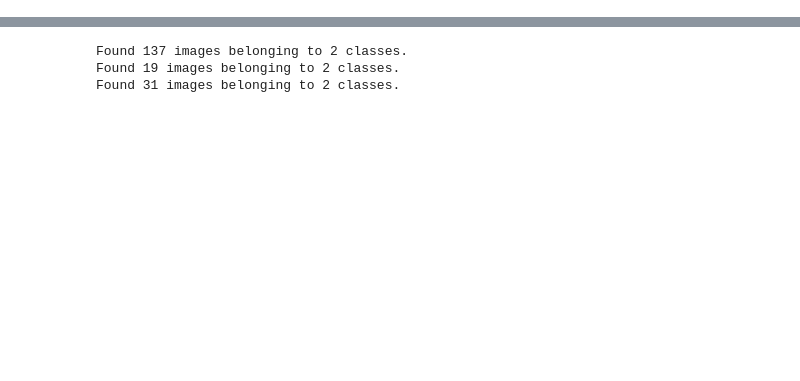
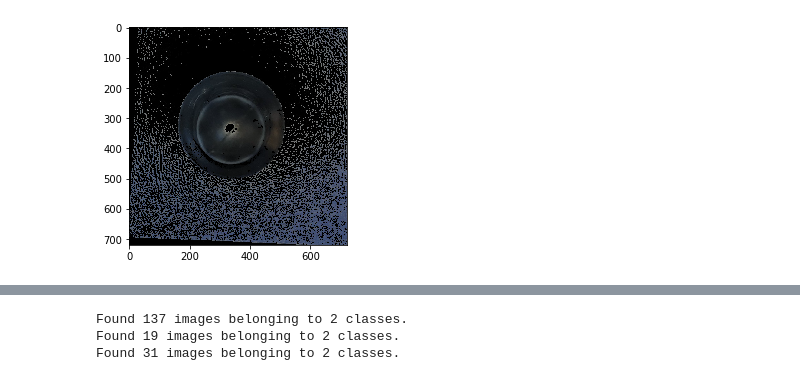
Before and after one commit to NickPuchko/Chess_AI, a Jupyter notebook: initial_model.ipynb, the cells around one changed output, grey strips where cells are left out. Drawn from its saved outputs; the diff is of its cells as text; code cells hidden in the pictures; blank space fills up the shorter version.

```diff
--- a/initial_model.ipynb
+++ b/initial_model.ipynb
@@ -36,6 +37,26 @@ nb_validation_samples = 19
 nb_test_samples = 31
 
 sigma = 0.45
+# %%
+im_test = cv2.imread("/Users/nick/Downloads/chess_data/keys/test_image.jpg")
+
+im_test = cv2.resize(im_test, (720, 720))
+hsv = cv2.cvtColor(im_test, cv2.COLOR_BGR2HSV)
+
+lower_black = np.array([0,0,0])
+upper_black = np.array([128,128,128])
+
+mask = cv2.inRange(hsv, lower_black, upper_black)
+im_test = cv2.bitwise_and(im_test,im_test, mask= mask)
+plt.imshow(im_test, cmap = plt.cm.binary)
+plt.show()
+
+cv2.imwrite("/Users/nick/Downloads/chess_data/keys/test_image.jpg", im_test)
+
+im_test.shape
+im_test = np.expand_dims(im_test, axis = 0)
+# %% [output]
+[figure, added]
 # %%
 # test_image = cv2.imread('/Users/nick/Downloads/chess_data/current_test/test_image.jpg', 3)
 # cv2.resize(test_image, (720, 720))
```
Also changed, not shown: parts of 11 cells of this notebook.
